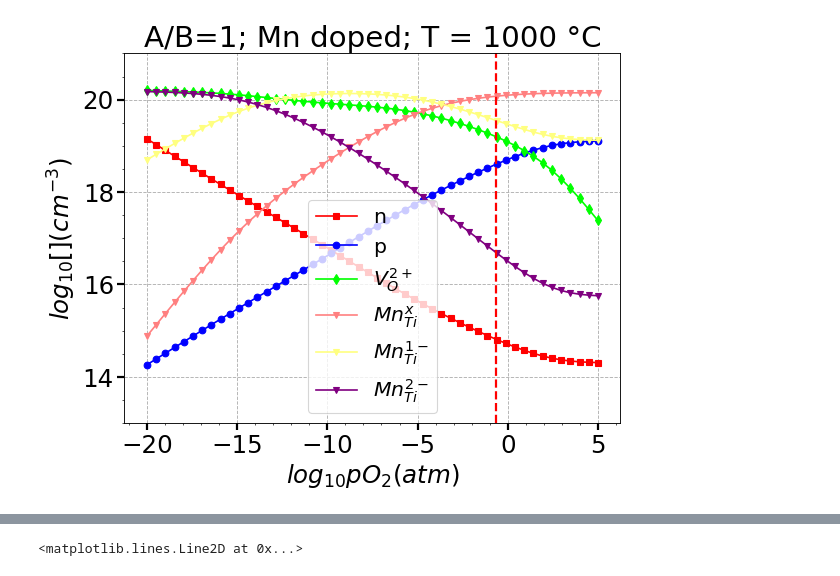
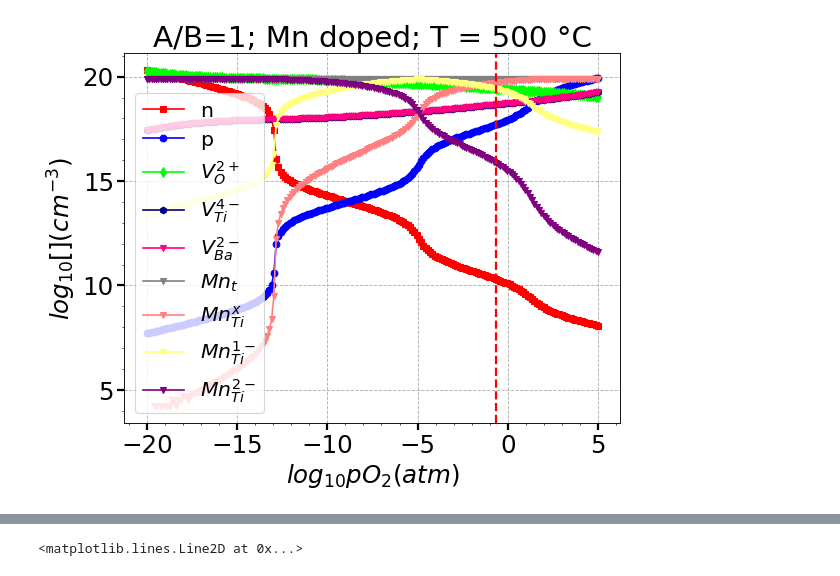
Before and after one commit to seonghwh/Defect-Structure, a Jupyter notebook: defect2.ipynb, the cells around one changed output, grey strips where cells are left out. Saved outputs shown, nothing was run; the diff lists cells and outputs as text; code cells hidden in the pictures.

Commit message:
Fixed quenched state issues

```diff
--- a/defect2.ipynb
+++ b/defect2.ipynb
@@ -10,8 +9,11 @@ import matplotlib
 # some values used for calculations
 
 k = 8.61733e-5; # boltzmann constant in eV/K
-TK = 1000+273; # equilibrium temp in K
+TK = 1150+273; # equilibrium temp in K
 TC = TK-273; # equilibrium temp in C
-TQK = 200+273;# quenched temp in K
+TQK = 500+273;# quenched temp in K
 TQC = TQK-273; # quenched temp in C
-a = np.logspace(-20,5,50); # oxygen partial pressure range
+a = np.logspace(-20,5,200); # oxygen partial pressure range
+print(
+    f'a[154] = {a[154]:.2} atm'
+) # pO2~0.21 atm
@@ -258,50 +541,66 @@ ax1.grid(True, which='major', linestyle='--')
 # %%
 """
-[3] A/B = 1 & High T & Mn doped
+[7] A/B = 1 & Low T & Mn doped
 
 KR = 1.06E71*np.exp(-5.69/(k*TK)): reduction reaction [ref]
 Ki = 8.55E44*np.exp(-2.91/(k*TK)): Intrinsic electron-hole generation [ref]
-
+KS = (3.4E105)*np.exp(-2.795/(k*TK)): full Schottky reaction [ref]
 KMn1 = 3.2E22*np.exp(-1.72/(k*TK)): first ionization of Mn; Mn_{Ti}^{1-} = Mn_{Ti}^{x} + e^{1-} [ref]
 KMn2 = 0.8E22*np.exp(-1.12/(k*TK)): second ionization of Mn; Mn_{Ti}^{2-} = Mn_{Ti}^{1-} + e^{1-} [ref]
 
-Charge neutrality condition: p + 2[VO2+] = n + [MnTi1-] + 2[MnTi2-]
+Charge neutrality condition: p + 2[VO2+] = n + 2[VBa2-] + 4[VTi4-] + [MnTi1-] + 2[MnTi2-]
+    where [VBa2-] = [VTi4-] with full Schottky reaction
 """
-
-CMn = 2*7.7E19 # total Mn concentration in cm-3; 7.7E19 cm-3 = 0.5 mol% in BTO
 
 # Calculate each defect concentration as a function of oxygen partial pressure
 for i in range(len(a)):
     y = a[i] # y: oxygen partial pressure in atm
 
     def f(x): # x: electron concentration in cm-3
-        return (x + (CMn/(KMn1/x + 1 + x/KMn2))*(1 + 2*x/KMn2) - (Ki/x) - 2*(KR/((x**2)*(y**(1/2)))))
+        return (x + 2*CVBa2Mn[i] + 4*CVTi4Mn[i] + (CMnt/(KMn43Q/x + 1 + x/KMn32Q))*(1 + 2*x/KMn32Q) - (KiQ/x) - 2*CVO2Mn[i])
     sol1 = brentq(f,1,1E30,maxiter=200)
 
-    nMn[i] = np.array(sol1).astype(np.float64)
-    pMn[i] = Ki/nMn[i]
-    CVO2Mn[i] = KR/((nMn[i]**2)*(y**(1/2)))
-    CMn1[i] = CMn/(KMn1/nMn[i] + 1 + nMn[i]/KMn2)
-    CMn2[i] = CMn1[i]*nMn[i]/KMn2
-    CMn0[i] = CMn - CMn1[i] - CMn2[i]
+    nMnq[i] = np.array(sol1).astype(np.float64)
+    pMnq[i] = KiQ/nMnq[i]
+    CVO2Mnq[i] = CVO2Mn[i]
+    CVTi4Mnq[i] = CVTi4Mn[i]
+    CVBa2Mnq[i] = CVBa2Mn[i]
+    CMn1q[i] = CMnt/(KMn43Q/nMnq[i] + 1 + nMnq[i]/KMn32Q)
+    CMn2q[i] = CMn1q[i]*nMnq[i]/KMn32Q
+    CMn0q[i] = CMnt - CMn1q[i] - CMn2q[i]
 
 fig = plt.figure(figsize=(8, 6), dpi=80)
 ax1= plt.subplot(111)
-ax1.set_title(f'A/B=1; Mn doped; T = {TC} \u00B0C')
-ax1.set_ylim(ymin=13, ymax=21)
+ax1.set_title(f'A/B=1; Mn doped; T = {TQC} \u00B0C')
+# ax1.set_ylim(ymin=13, ymax=21)
 matplotlib.rcParams.update({'font.size': 22})
 ax1.tick_params(length=6, width=2)
 ax1.minorticks_on()
-ax1.plot(np.log10(a),np.log10(nMn), marker='s',c =[255/255, 0/255, 0/255], label=r'n')
-ax1.plot(np.log10(a),np.log10(pMn),marker='o', c =[0/255, 0/255, 255/255], label = r'p')
-ax1.plot(np.log10(a),np.log10(CVO2Mn),marker='d',c =[0/255, 255/255, 0/255], label = r'$V_O^{2+}$')
-# ax1.plot(np.log10(a),np.log10(CMn1+CMn2+CMn0),marker='v', c =[128/255, 128/255, 128/255], label = r'$Mn_{t}$')
-ax1.plot(np.log10(a),np.log10(CMn0),marker='v', c =[255/255, 128/255, 128/255], label = r'$Mn_{Ti}^{x}$')
-ax1.plot(np.log10(a),np.log10(CMn1),marker='v', c =[255/255, 255/255, 128/255], label = r'$Mn_{Ti}^{1-}$')
-ax1.plot(np.log10(a),np.log10(CMn2),marker='v', c =[128/255, 0/255, 128/255], label = r'$Mn_{Ti}^{2-}$')
+ax1.plot(np.log10(a),np.log10(nMnq), marker='s',c =[255/255, 0/255, 0/255], label=r'n')
+ax1.plot(np.log10(a),np.log10(pMnq),marker='o', c =[0/255, 0/255, 255/255], label = r'p')
+ax1.plot(np.log10(a),np.log10(CVO2Mnq),marker='d',c =[0/255, 255/255, 0/255], label = r'$V_O^{2+}$')
+ax1.plot(np.log10(a),np.log10(CVTi4Mnq),marker='h', c =[0/255, 0/255, 128/255], label = r'$V_{Ti}^{4-}$')
+ax1.plot(np.log10(a),np.log10(CVBa2Mnq),marker='v', c =[255/255, 0/255, 128/255], label = r'$V_{Ba}^{2-}$')
+ax1.plot(np.log10(a),np.log10(CMn1q+CMn2q+CMn0q),marker='v', c =[128/255, 128/255, 128/255], label = r'$Mn_{t}$')
+ax1.plot(np.log10(a),np.log10(CMn0q),marker='v', c =[255/255, 128/255, 128/255], label = r'$Mn_{Ti}^{x}$')
+ax1.plot(np.log10(a),np.log10(CMn1q),marker='v', c =[255/255, 255/255, 128/255], label = r'$Mn_{Ti}^{1-}$')
+ax1.plot(np.log10(a),np.log10(CMn2q),marker='v', c =[128/255, 0/255, 128/255], label = r'$Mn_{Ti}^{2-}$')
 ax1.set_xlabel(r'$log_{10} \mathit{p}O_2 (atm)$')
 ax1.set_ylabel(r'$log_{10} [ ] (cm^{-3})$')
-ax1.legend(loc='best',fontsize='small')
+ax1.legend(loc=3,fontsize='small')
 ax1.axvline(x=-0.67, color='r', linestyle='--', linewidth=2)
 ax1.grid(True, which='major', linestyle='--')
+
+print(
+    f'at pO2 ~ 0.21 atm\n'
+    f'n = {nMnq[154]:.2e}\n'
+    f'p = {pMnq[154]:.2e}\n'
+    f'[VO2+] = {CVO2Mnq[154]:.2e}\n'
+    f'[VBa2-] = {CVBa2Mnq[154]:.2e}\n'
+    f'[VTi4-] = {CVTi4Mnq[154]:.2e}\n'
+    f'[Mnt] = {CMn0q[154]+CMn1q[154]+CMn2q[154]:.2e}\n'
+    f'[Mn0] = {CMn0q[154]:.2e}\n'
+    f'[Mn1] = {CMn1q[154]:.2e}\n'
+    f'[Mn2] = {CMn2q[154]:.2e}'
+)
 # %% [output]
@@ -308 +617 @@ ax1.grid(True, which='major', linestyle='--')
-[figure, old version]
+[figure, new version]
```
Also changed, not shown: parts of 20 cells of this notebook.
